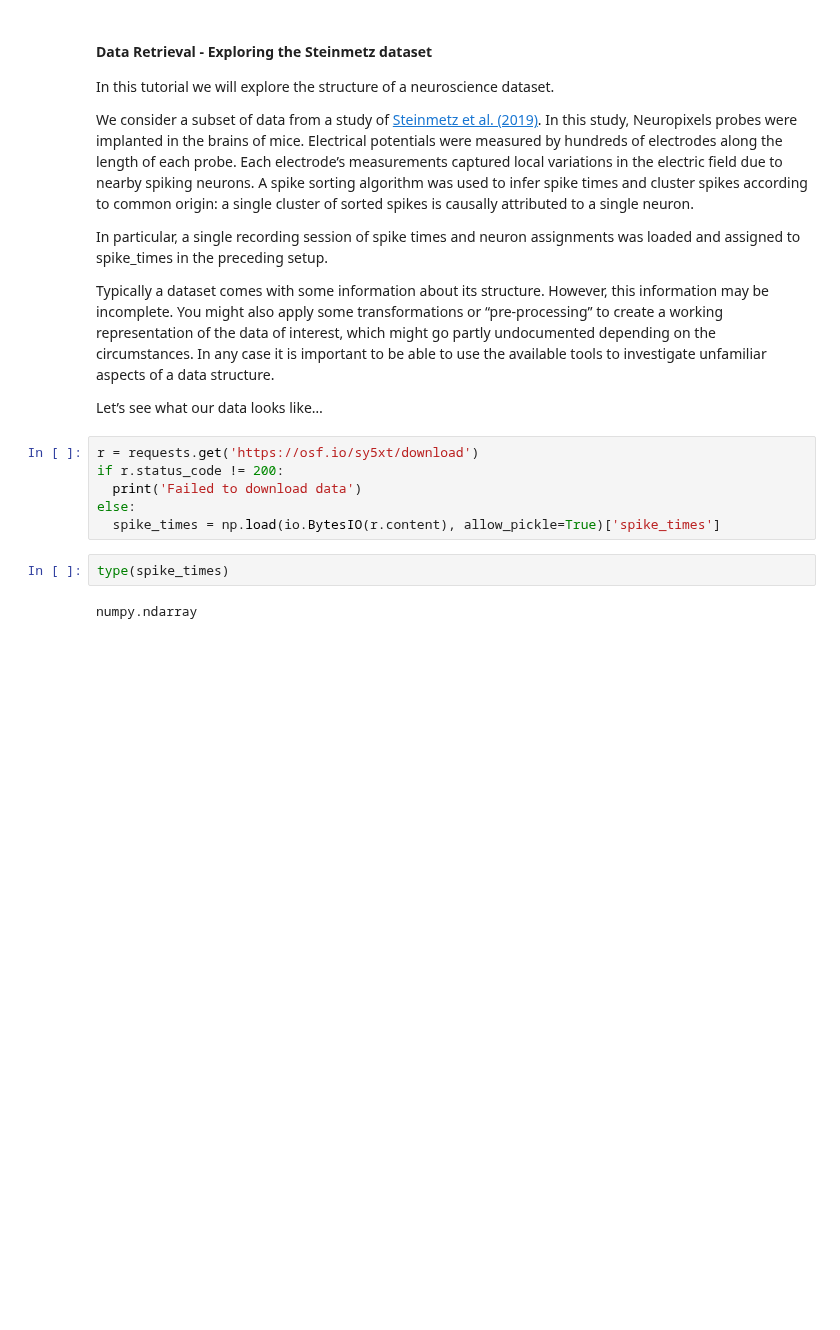
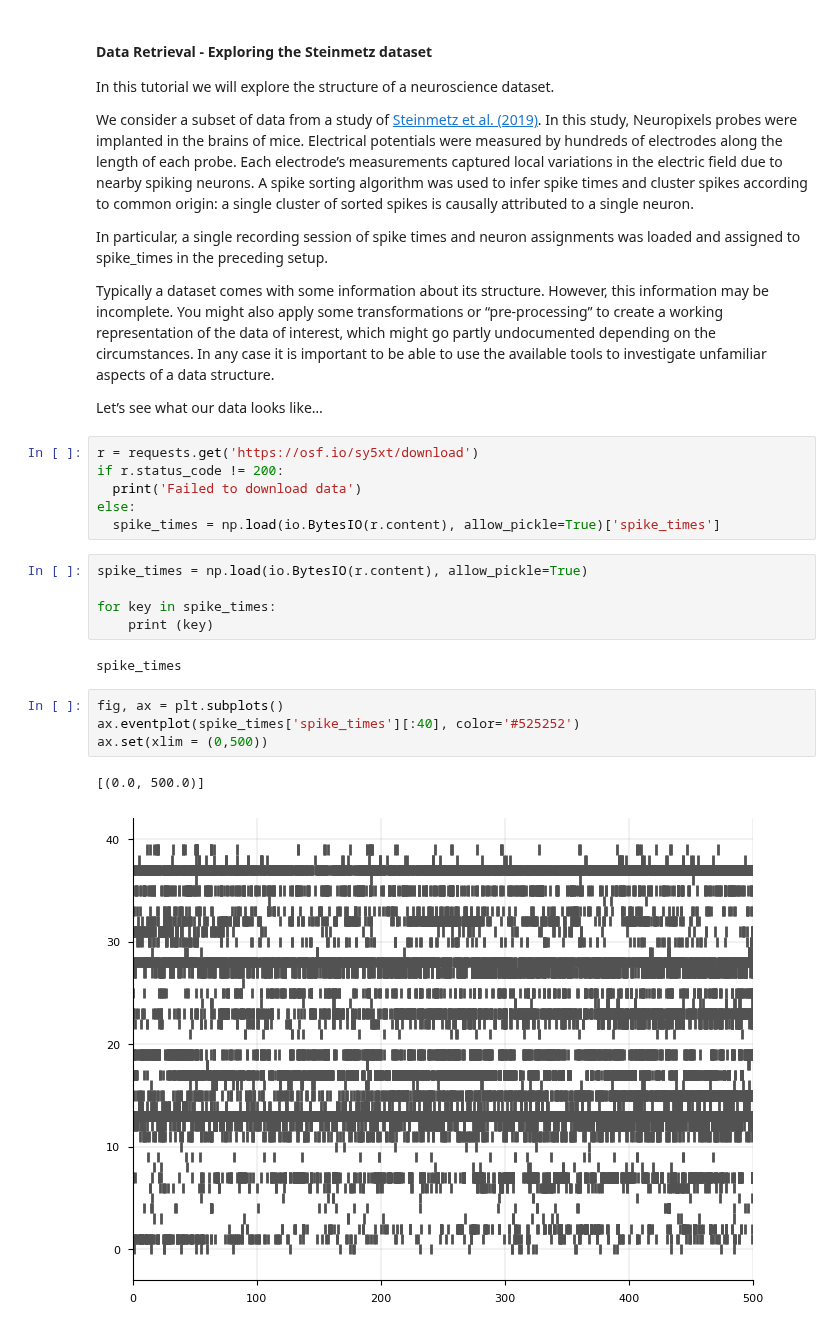
Before and after one commit to comp-neural-circuits/intro-to-comp-neuro, a Jupyter notebook: notebooks/Exc_4/notebook_4.ipynb, the cells around one changed output. Drawn from its saved outputs; the diff is of its cells as text; blank space fills up the shorter version.

```diff
--- a/notebooks/Exc_4/notebook_4.ipynb
+++ b/notebooks/Exc_4/notebook_4.ipynb
@@ -28,7 +31,17 @@ if r.status_code != 200:
   print('Failed to download data')
 else:
   spike_times = np.load(io.BytesIO(r.content), allow_pickle=True)['spike_times']
-# %%
-type(spike_times)
-# %% [output]
-numpy.ndarray
+# %%
+spike_times = np.load(io.BytesIO(r.content), allow_pickle=True)
+
+for key in spike_times:
+    print (key)
+# %% [output]
+spike_times
+# %%
+fig, ax = plt.subplots()
+ax.eventplot(spike_times['spike_times'][:40], color='#525252')
+ax.set(xlim = (0,500))
+# %% [output]
+[(0.0, 500.0)]
+[figure, added]
```
Also changed, not shown: parts of 10 cells of this notebook, 3 other files.
